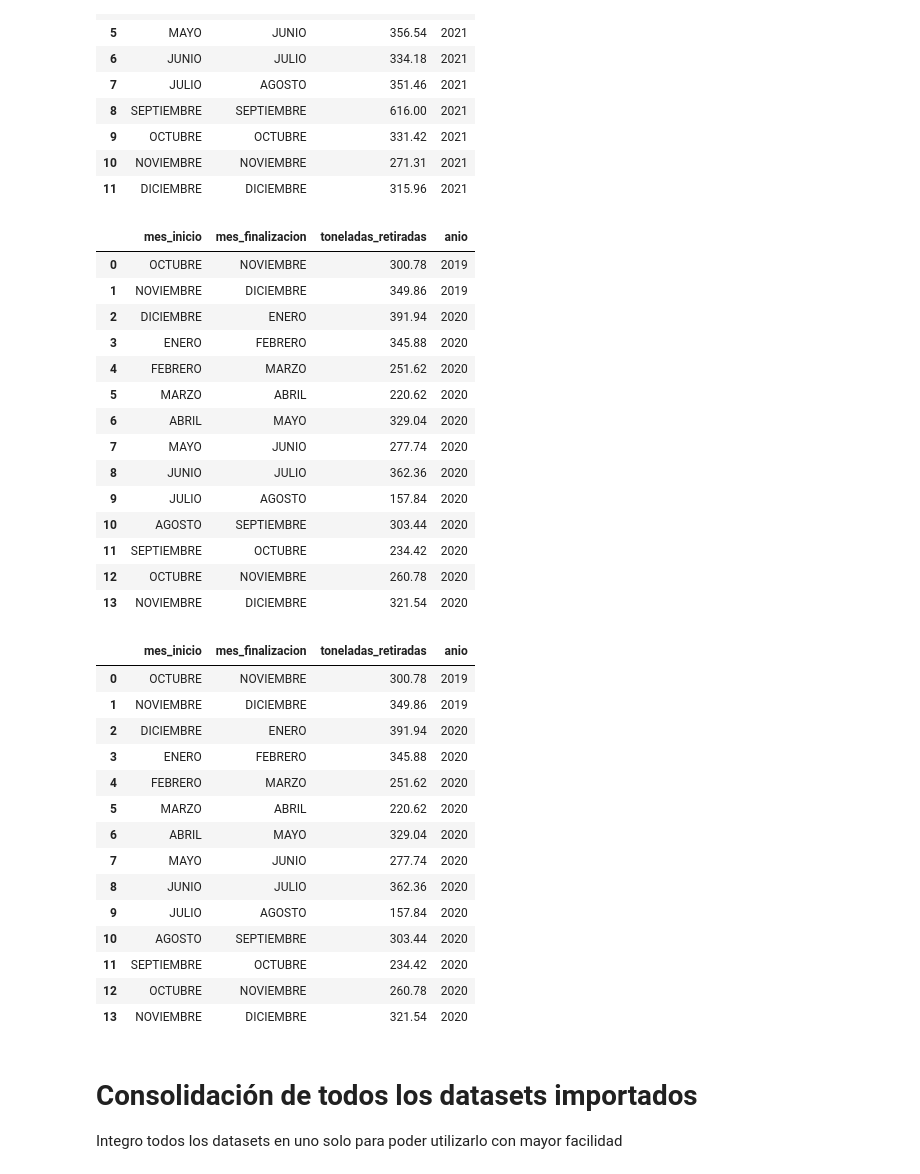
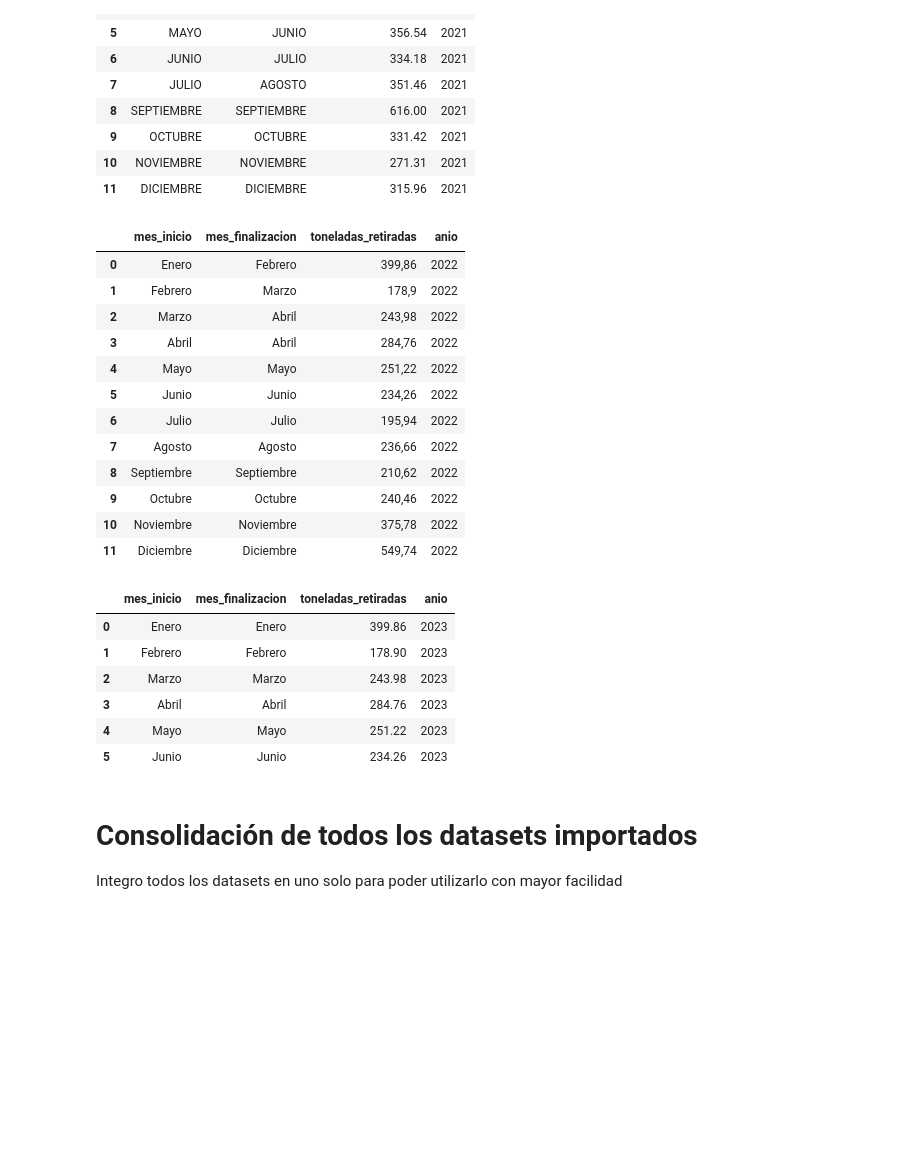
Before and after one commit to ermolinaj/unipe_ep_final_s1_2024, a Jupyter notebook: matanza_riachuelo_river_demographic_analysis.ipynb, the cells around one changed output. Cells and saved outputs as stored; diff of their text form; code cells hidden in the pictures; blank space fills up the shorter version.

Commit message:
- Fixed incorrect imports for some datasets - Normalized those datasets - Added un-versioned files (mostly docs)

```diff
--- a/matanza_riachuelo_river_demographic_analysis.ipynb
+++ b/matanza_riachuelo_river_demographic_analysis.ipynb
@@ -65,45 +65,35 @@ tons_of_waste_20_21
 | 10 | NOVIEMBRE | NOVIEMBRE | 271.31 | 2021 |
 | 11 | DICIEMBRE | DICIEMBRE | 315.96 | 2021 |
 # %%
-tons_of_waste_22 = pd.read_csv("datasets/water_mirror_cleaning/toneladas_retiradas_espejo_2019_2020.csv", encoding='latin1')
+tons_of_waste_22 = pd.read_csv("datasets/water_mirror_cleaning/toneladas_retiradas_espejo_2022.csv", sep=";", encoding='latin1')
 
 tons_of_waste_22
 # %% [output]
 |  | mes_inicio | mes_finalizacion | toneladas_retiradas | anio |
-| 0 | OCTUBRE | NOVIEMBRE | 300.78 | 2019 |
-| 1 | NOVIEMBRE | DICIEMBRE | 349.86 | 2019 |
-| 2 | DICIEMBRE | ENERO | 391.94 | 2020 |
-| 3 | ENERO | FEBRERO | 345.88 | 2020 |
-| 4 | FEBRERO | MARZO | 251.62 | 2020 |
-| 5 | MARZO | ABRIL | 220.62 | 2020 |
-| 6 | ABRIL | MAYO | 329.04 | 2020 |
-| 7 | MAYO | JUNIO | 277.74 | 2020 |
-| 8 | JUNIO | JULIO | 362.36 | 2020 |
-| 9 | JULIO | AGOSTO | 157.84 | 2020 |
-| 10 | AGOSTO | SEPTIEMBRE | 303.44 | 2020 |
-| 11 | SEPTIEMBRE | OCTUBRE | 234.42 | 2020 |
-| 12 | OCTUBRE | NOVIEMBRE | 260.78 | 2020 |
-| 13 | NOVIEMBRE | DICIEMBRE | 321.54 | 2020 |
+| 0 | Enero | Febrero | 399,86 | 2022 |
+| 1 | Febrero | Marzo | 178,9 | 2022 |
+| 2 | Marzo | Abril | 243,98 | 2022 |
+| 3 | Abril | Abril | 284,76 | 2022 |
+| 4 | Mayo | Mayo | 251,22 | 2022 |
+| 5 | Junio | Junio | 234,26 | 2022 |
+| 6 | Julio | Julio | 195,94 | 2022 |
+| 7 | Agosto | Agosto | 236,66 | 2022 |
+| 8 | Septiembre | Septiembre | 210,62 | 2022 |
+| 9 | Octubre | Octubre | 240,46 | 2022 |
+| 10 | Noviembre | Noviembre | 375,78 | 2022 |
+| 11 | Diciembre | Diciembre | 549,74 | 2022 |
 # %%
-tons_of_waste_23 = pd.read_csv("datasets/water_mirror_cleaning/toneladas_retiradas_espejo_2019_2020.csv", encoding='latin1')
+tons_of_waste_23 = pd.read_csv("datasets/water_mirror_cleaning/toneladas_retiradas_espejo_2023.csv", sep=";", encoding='latin1')
 
 tons_of_waste_23
 # %% [output]
 |  | mes_inicio | mes_finalizacion | toneladas_retiradas | anio |
-| 0 | OCTUBRE | NOVIEMBRE | 300.78 | 2019 |
-| 1 | NOVIEMBRE | DICIEMBRE | 349.86 | 2019 |
-| 2 | DICIEMBRE | ENERO | 391.94 | 2020 |
-| 3 | ENERO | FEBRERO | 345.88 | 2020 |
-| 4 | FEBRERO | MARZO | 251.62 | 2020 |
-| 5 | MARZO | ABRIL | 220.62 | 2020 |
-| 6 | ABRIL | MAYO | 329.04 | 2020 |
-| 7 | MAYO | JUNIO | 277.74 | 2020 |
-| 8 | JUNIO | JULIO | 362.36 | 2020 |
-| 9 | JULIO | AGOSTO | 157.84 | 2020 |
-| 10 | AGOSTO | SEPTIEMBRE | 303.44 | 2020 |
-| 11 | SEPTIEMBRE | OCTUBRE | 234.42 | 2020 |
-| 12 | OCTUBRE | NOVIEMBRE | 260.78 | 2020 |
-| 13 | NOVIEMBRE | DICIEMBRE | 321.54 | 2020 |
+| 0 | Enero | Enero | 399.86 | 2023 |
+| 1 | Febrero | Febrero | 178.90 | 2023 |
+| 2 | Marzo | Marzo | 243.98 | 2023 |
+| 3 | Abril | Abril | 284.76 | 2023 |
+| 4 | Mayo | Mayo | 251.22 | 2023 |
+| 5 | Junio | Junio | 234.26 | 2023 |
 # %% [markdown]
 # Consolidación de todos los datasets importados
 
```
Also changed, not shown: parts of 1 cell of this notebook, 8 other files.
